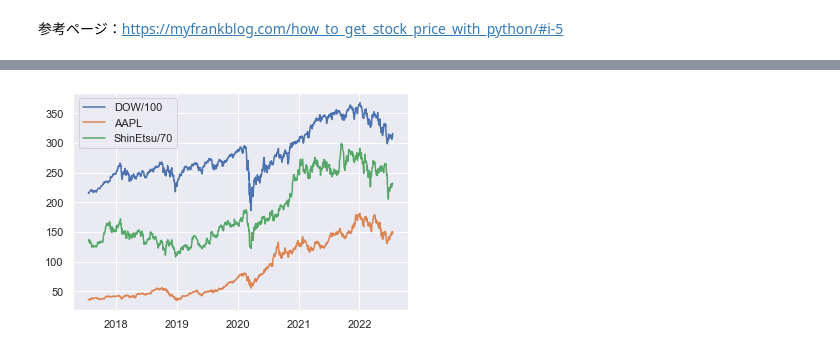
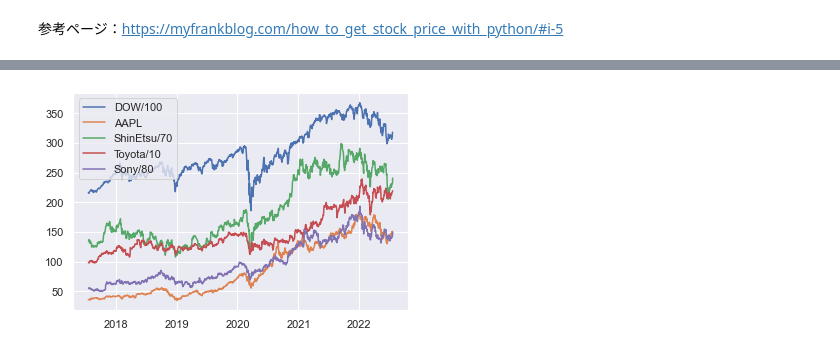
Before and after one commit to ktkd922/PublicSpace, a Jupyter notebook: finance/stock.ipynb, the cells around one changed output, grey strips where cells are left out. Drawn from its saved outputs; the diff is of its cells as text; code cells hidden in the pictures.

```diff
--- a/finance/stock.ipynb
+++ b/finance/stock.ipynb
@@ -8,4 +8,5 @@ from pandas_datareader import data
 stk_dow = data.DataReader('^DJI', 'yahoo')
 stk_aapl = data.DataReader('AAPL', 'yahoo')
 stk_shinetsu = data.DataReader('4063.T', 'yahoo')
-stk_shinetsu.head()
+stk_toyota = data.DataReader('7203.T', 'yahoo')
+stk_sony = data.DataReader('6758.T', 'yahoo')
@@ -20,15 +13,17 @@ stk_shinetsu.head()
 # %%
 import matplotlib.pyplot as plt
 import seaborn as sns
 sns.set()
 
 plt.plot(stk_dow.index, stk_dow['Adj Close']/100, label='DOW/100')
 plt.plot(stk_aapl.index, stk_aapl['Adj Close'], label='AAPL')
 plt.plot(stk_shinetsu.index, stk_shinetsu['Adj Close']/70, label='ShinEtsu/70')
+plt.plot(stk_toyota.index, stk_toyota['Adj Close']/10, label='Toyota/10')
+plt.plot(stk_sony.index, stk_sony['Adj Close']/80, label='Sony/80')
 plt.legend()
 plt.show()
 # %% [output]
-[figure, old version]
+[figure, new version]
 # %%
 stk_dow['Adj Close'].corr(stk_aapl['Adj Close'])
 # %% [output]
```
Also changed, not shown: parts of 4 cells of this notebook.
